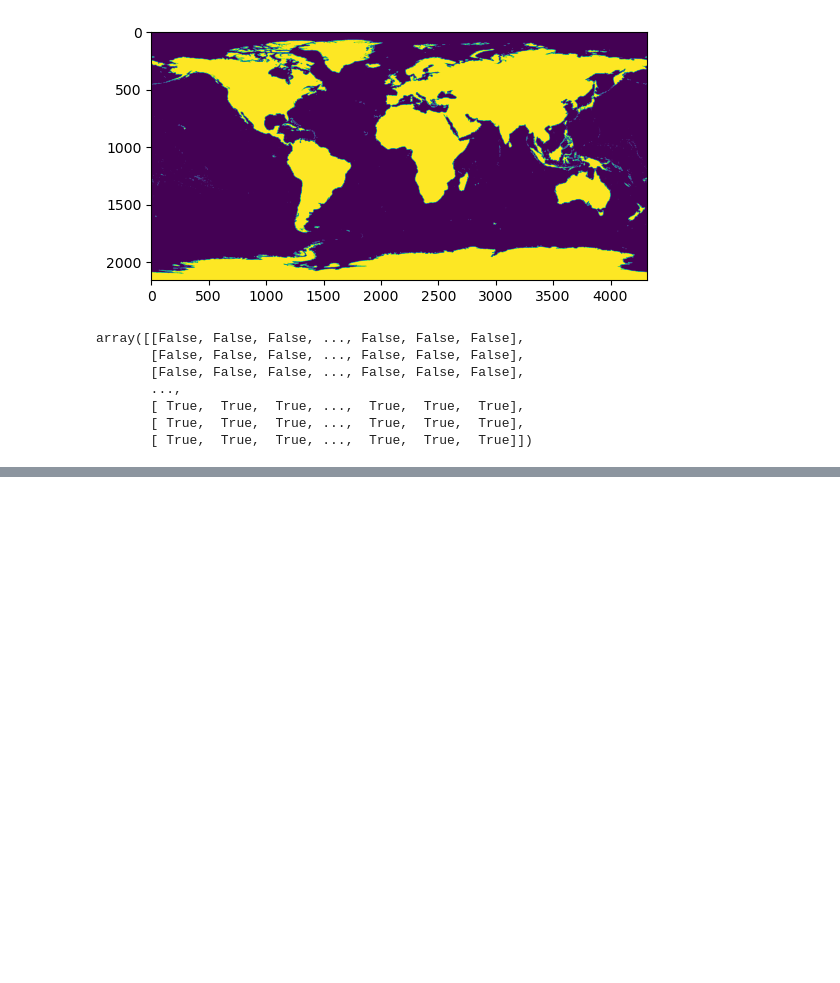
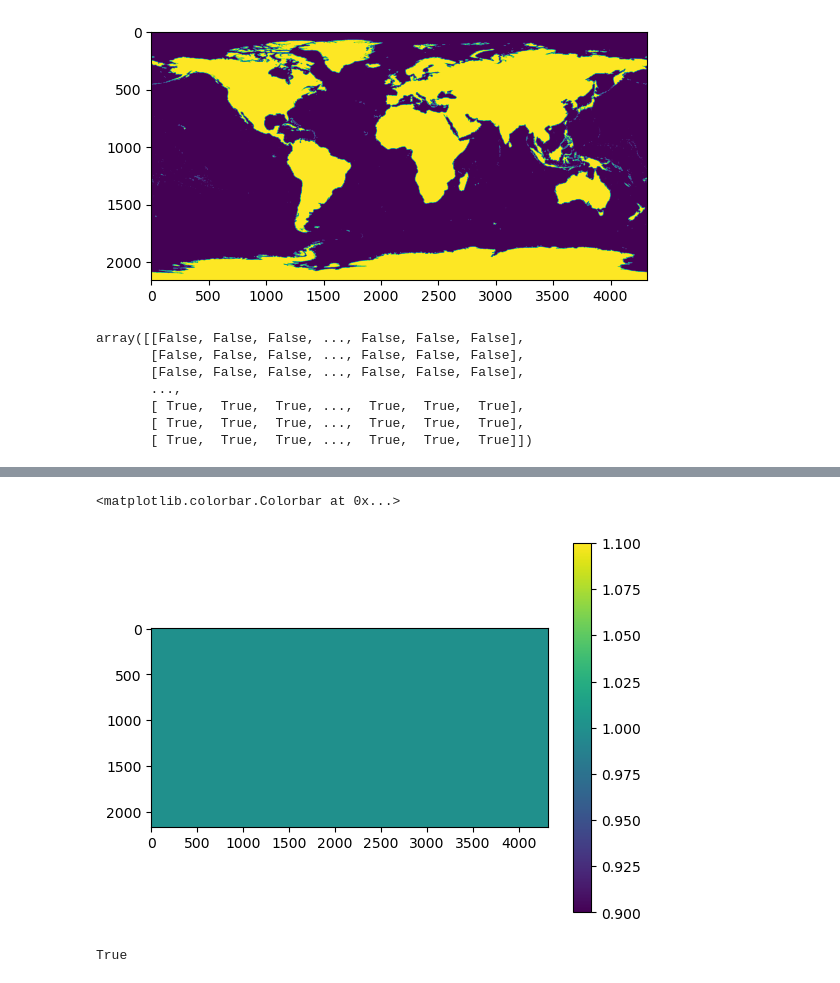
Before and after one commit to deekenyah1/final_year_worldclim, a Jupyter notebook: RASTERIO PROJECT.ipynb, the cells around one changed output, grey strips where cells are left out. Cells and saved outputs as stored; diff of their text form; code cells hidden in the pictures; blank space fills up the shorter version.

```diff
--- a/RASTERIO PROJECT.ipynb
+++ b/RASTERIO PROJECT.ipynb
@@ -104,0 +101,10 @@ True
+# %%
+plt.imshow(np.prod(bio_data, axis = -1, dtype = bool) == np.sum(bio_data, axis = -1, dtype = bool))
+plt.colorbar()
+# %% [output]
+<matplotlib.colorbar.Colorbar at 0x...>
+[figure, added]
+# %%
+np.all(np.prod(bio_data, axis = -1, dtype = bool) == np.sum(bio_data, axis = -1, dtype = bool))
+# %% [output]
+True
```
Also changed, not shown: parts of 5 cells of this notebook, 1 other file.
